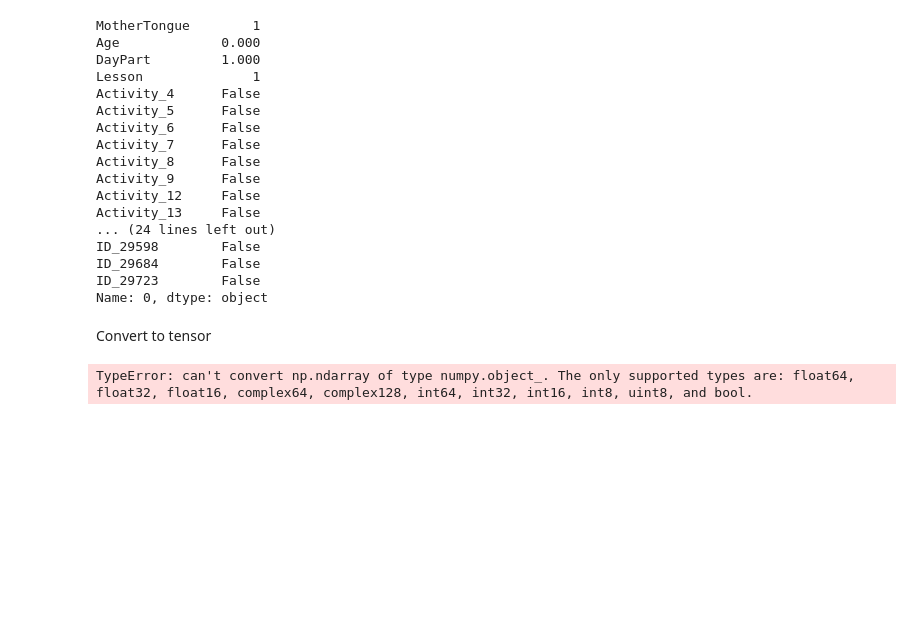
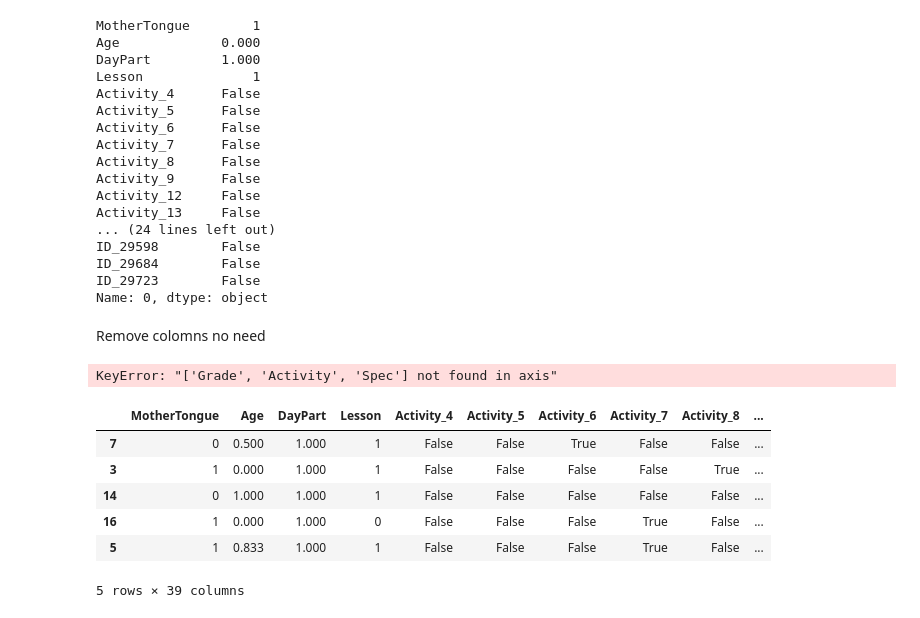
Before and after one commit to eeolga/deep, a Jupyter notebook: Logs_data3.ipynb, the cells around one changed output. Saved outputs shown, nothing was run; the diff lists cells and outputs as text; code cells hidden in the pictures; blank space fills up the shorter version.

```diff
--- a/Logs_data3.ipynb
+++ b/Logs_data3.ipynb
@@ -281,12 +262,19 @@ ID_29598        False
 ID_29684        False
 ID_29723        False
 Name: 0, dtype: object
-# %% [markdown]
-Convert to tensor
-# %%
-x_data = torch.tensor(df.values, dtype=torch.float32)
-y_data = torch.tensor(train_labels.values, dtype=torch.float32)
-
-type(x_data), type(y_data)
-# %% [output]
-TypeError: can't convert np.ndarray of type numpy.object_. The only supported types are: float64, float32, float16, complex64, complex128, int64, int32, int16, int8, uint8, and bool.
+# %% [markdown]
+Remove colomns no need
+# %%
+df = df.drop(['Lesson', 'DayPart', 'Spec'], axis=1)
+# %% [output]
+KeyError: "['Grade', 'Activity', 'Spec'] not found in axis"
+# %%
+df.sample(n=5)
+# %% [output]
+|  | MotherTongue | Age | DayPart | Lesson | Activity_4 | Activity_5 | Activity_6 | Activity_7 | Activity_8 | ... |
+| 7 | 0 | 0.500 | 1.000 | 1 | False | False | True | False | False | ... |
+| 3 | 1 | 0.000 | 1.000 | 1 | False | False | False | False | True | ... |
+| 14 | 0 | 1.000 | 1.000 | 1 | False | False | False | False | False | ... |
+| 16 | 1 | 0.000 | 1.000 | 0 | False | False | False | True | False | ... |
+| 5 | 1 | 0.833 | 1.000 | 1 | False | False | False | True | False | ... |
+5 rows × 39 columns
```
Also changed, not shown: parts of 9 cells of this notebook.
